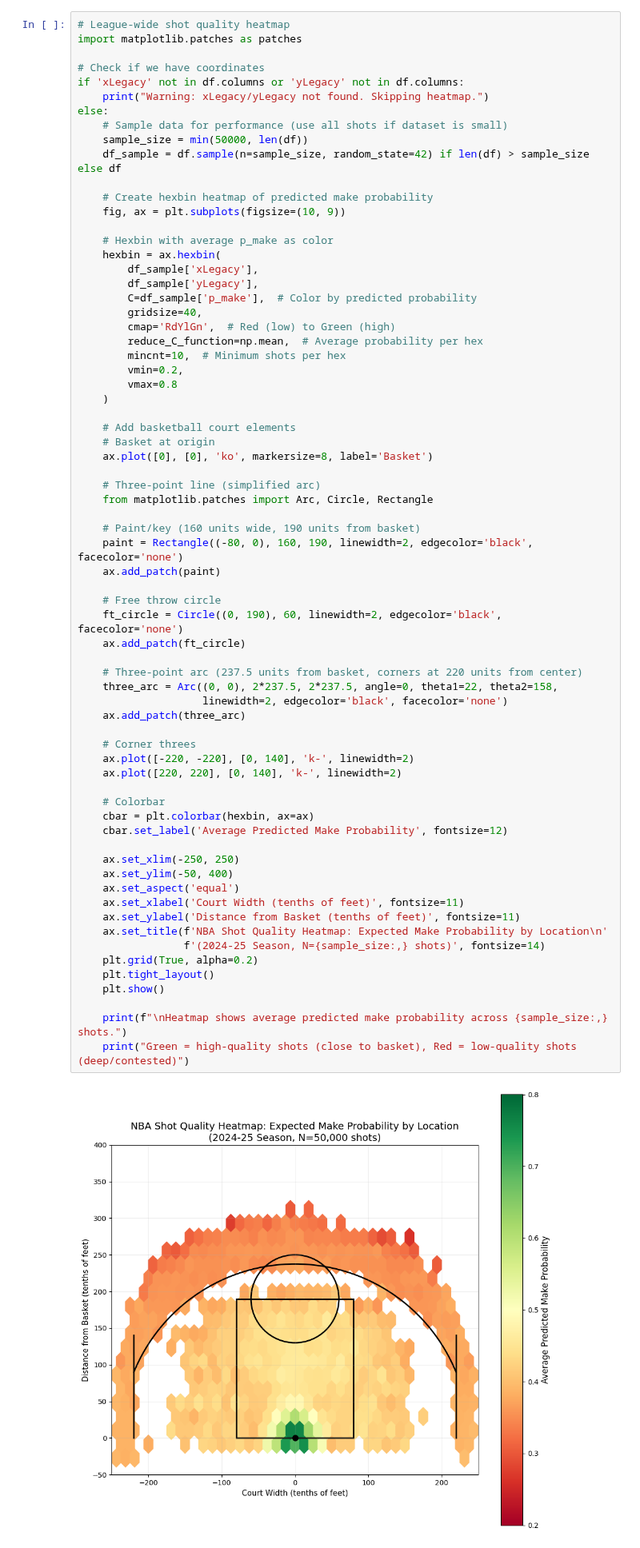
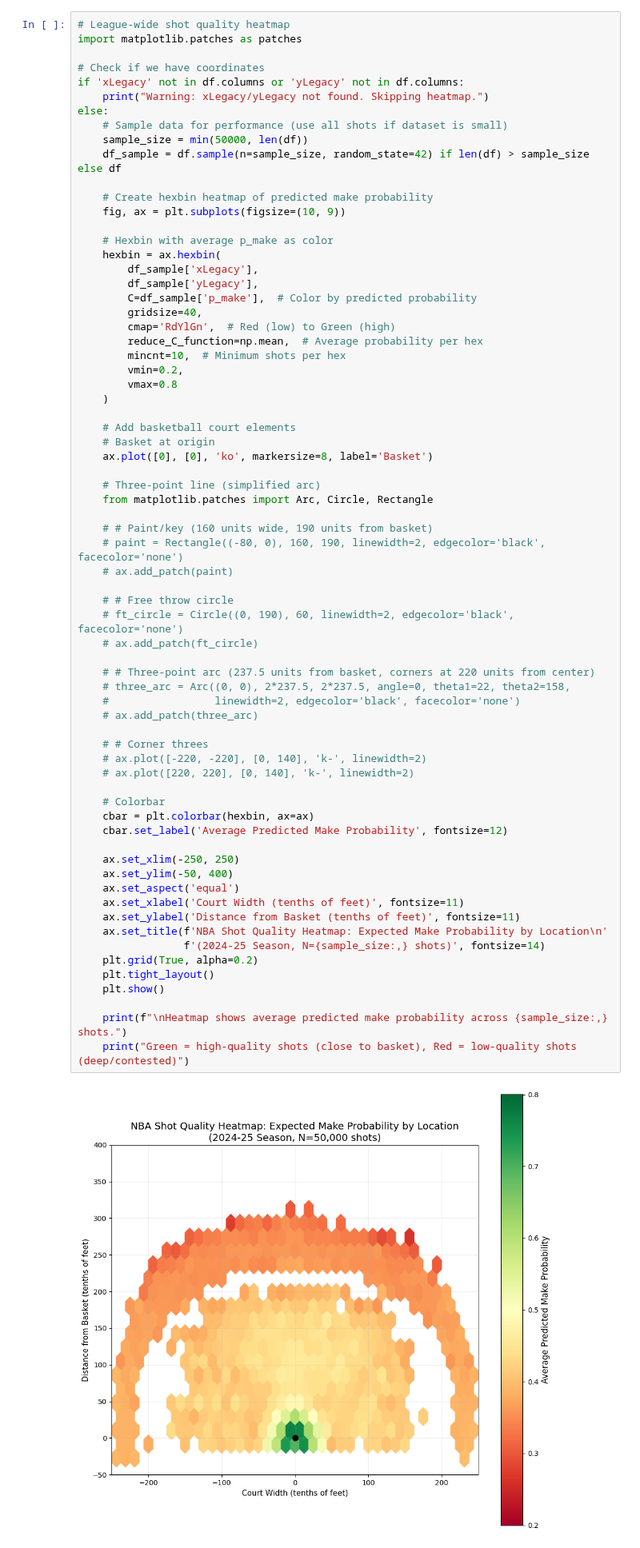
Before and after one commit to bnamm1/nba-shot-quality, a Jupyter notebook: NBA_Shot_Quality_Modeling_XGB_CatBoost.ipynb, the cells around one changed output. Shown at 80% size. Saved outputs shown, nothing was run; the diff lists cells and outputs as text.

```diff
--- a/NBA_Shot_Quality_Modeling_XGB_CatBoost.ipynb
+++ b/NBA_Shot_Quality_Modeling_XGB_CatBoost.ipynb
@@ -2278,47 +2304,47 @@ else:
 
     # Add basketball court elements
     # Basket at origin
     ax.plot([0], [0], 'ko', markersize=8, label='Basket')
 
     # Three-point line (simplified arc)
     from matplotlib.patches import Arc, Circle, Rectangle
 
-    # Paint/key (160 units wide, 190 units from basket)
-    paint = Rectangle((-80, 0), 160, 190, linewidth=2, edgecolor='black', facecolor='none')
-    ax.add_patch(paint)
+    # # Paint/key (160 units wide, 190 units from basket)
+    # paint = Rectangle((-80, 0), 160, 190, linewidth=2, edgecolor='black', facecolor='none')
+    # ax.add_patch(paint)
 
-    # Free throw circle
-    ft_circle = Circle((0, 190), 60, linewidth=2, edgecolor='black', facecolor='none')
-    ax.add_patch(ft_circle)
+    # # Free throw circle
+    # ft_circle = Circle((0, 190), 60, linewidth=2, edgecolor='black', facecolor='none')
+    # ax.add_patch(ft_circle)
 
-    # Three-point arc (237.5 units from basket, corners at 220 units from center)
-    three_arc = Arc((0, 0), 2*237.5, 2*237.5, angle=0, theta1=22, theta2=158,
-                    linewidth=2, edgecolor='black', facecolor='none')
-    ax.add_patch(three_arc)
+    # # Three-point arc (237.5 units from basket, corners at 220 units from center)
+    # three_arc = Arc((0, 0), 2*237.5, 2*237.5, angle=0, theta1=22, theta2=158,
+    #                 linewidth=2, edgecolor='black', facecolor='none')
+    # ax.add_patch(three_arc)
 
-    # Corner threes
-    ax.plot([-220, -220], [0, 140], 'k-', linewidth=2)
-    ax.plot([220, 220], [0, 140], 'k-', linewidth=2)
+    # # Corner threes
+    # ax.plot([-220, -220], [0, 140], 'k-', linewidth=2)
+    # ax.plot([220, 220], [0, 140], 'k-', linewidth=2)
 
     # Colorbar
     cbar = plt.colorbar(hexbin, ax=ax)
     cbar.set_label('Average Predicted Make Probability', fontsize=12)
 
     ax.set_xlim(-250, 250)
     ax.set_ylim(-50, 400)
     ax.set_aspect('equal')
     ax.set_xlabel('Court Width (tenths of feet)', fontsize=11)
     ax.set_ylabel('Distance from Basket (tenths of feet)', fontsize=11)
     ax.set_title(f'NBA Shot Quality Heatmap: Expected Make Probability by Location\n'
                  f'(2024-25 Season, N={sample_size:,} shots)', fontsize=14)
     plt.grid(True, alpha=0.2)
     plt.tight_layout()
     plt.show()
 
     print(f"\nHeatmap shows average predicted make probability across {sample_size:,} shots.")
     print("Green = high-quality shots (close to basket), Red = low-quality shots (deep/contested)")
 # %% [output]
-[figure, old version]
+[figure, new version]
 Heatmap shows average predicted make probability across 50,000 shots.
 Green = high-quality shots (close to basket), Red = low-quality shots (deep/contested)
 # %% [markdown]
```
Also changed, not shown: parts of 10 cells of this notebook.
